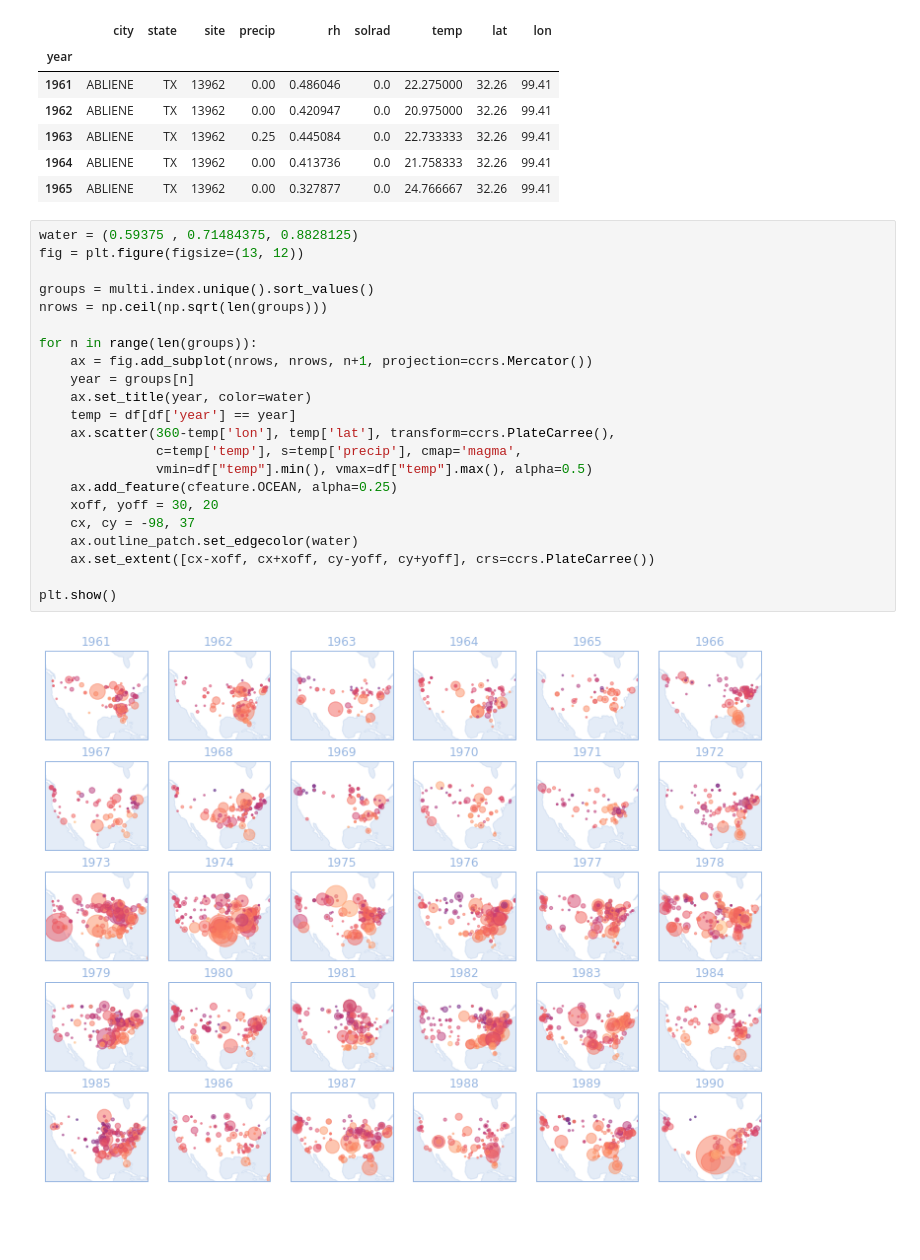
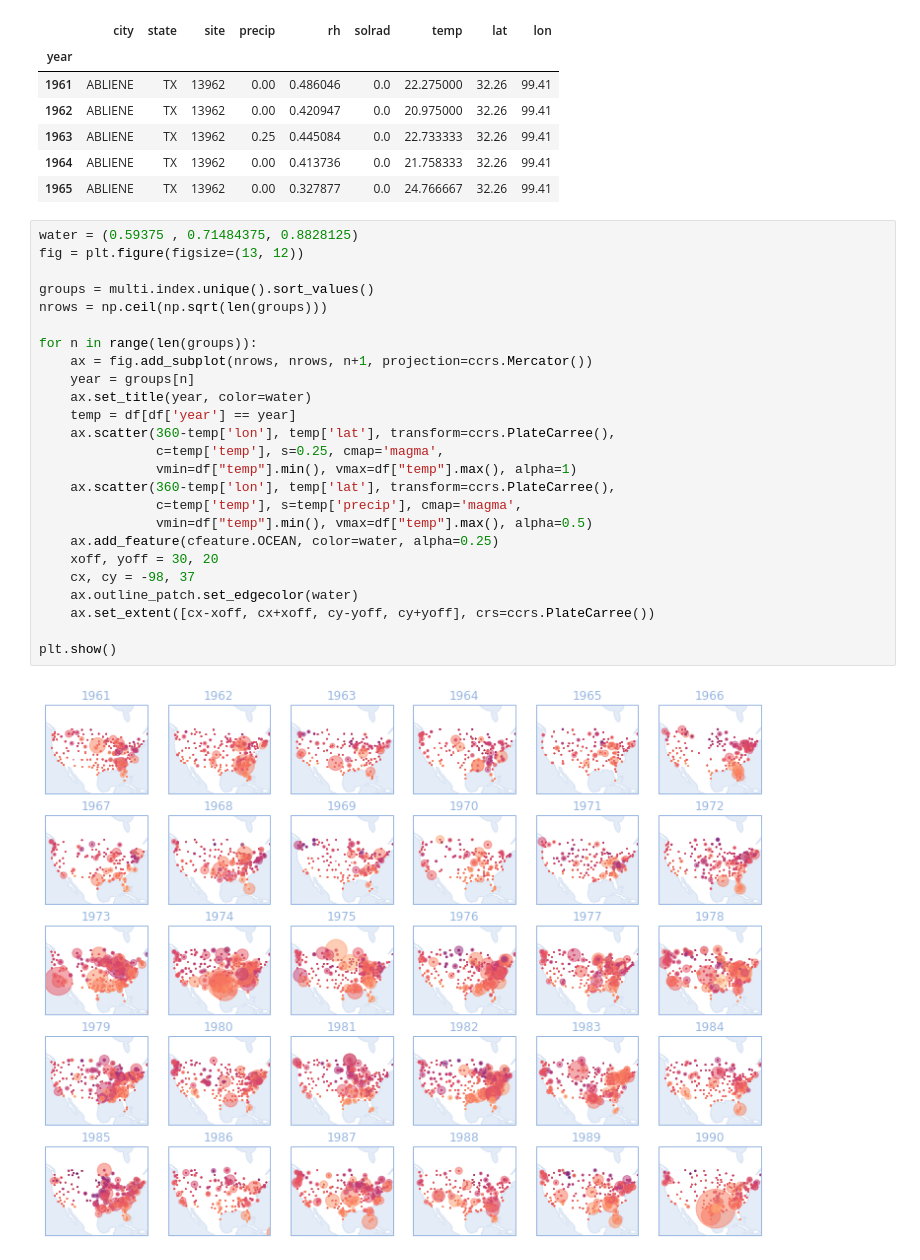
Before and after one commit to tlmohren/python320kincaid, a Jupyter notebook: exercise_geo_plotting/EXERCISE_cartopy_plotting-EL.ipynb, the cells around one changed output. Saved outputs shown, nothing was run; the diff lists cells and outputs as text; blank space fills up the shorter version.

Commit message:
fix scatterplot to also show cities with no precipitation

```diff
--- a/exercise_geo_plotting/EXERCISE_cartopy_plotting-EL.ipynb
+++ b/exercise_geo_plotting/EXERCISE_cartopy_plotting-EL.ipynb
@@ -45,24 +45,27 @@ multi.head()
 # %%
 water = (0.59375 , 0.71484375, 0.8828125)
 fig = plt.figure(figsize=(13, 12))
 
 groups = multi.index.unique().sort_values()
 nrows = np.ceil(np.sqrt(len(groups)))
 
 for n in range(len(groups)):
     ax = fig.add_subplot(nrows, nrows, n+1, projection=ccrs.Mercator())
     year = groups[n]
     ax.set_title(year, color=water)
     temp = df[df['year'] == year]
     ax.scatter(360-temp['lon'], temp['lat'], transform=ccrs.PlateCarree(),
+               c=temp['temp'], s=0.25, cmap='magma',
+               vmin=df["temp"].min(), vmax=df["temp"].max(), alpha=1)
+    ax.scatter(360-temp['lon'], temp['lat'], transform=ccrs.PlateCarree(),
                c=temp['temp'], s=temp['precip'], cmap='magma',
                vmin=df["temp"].min(), vmax=df["temp"].max(), alpha=0.5)
-    ax.add_feature(cfeature.OCEAN, alpha=0.25)
+    ax.add_feature(cfeature.OCEAN, color=water, alpha=0.25)
     xoff, yoff = 30, 20
     cx, cy = -98, 37
     ax.outline_patch.set_edgecolor(water)
     ax.set_extent([cx-xoff, cx+xoff, cy-yoff, cy+yoff], crs=ccrs.PlateCarree())
 
 plt.show()
 # %% [output]
-[figure, old version]
+[figure, new version]
```
